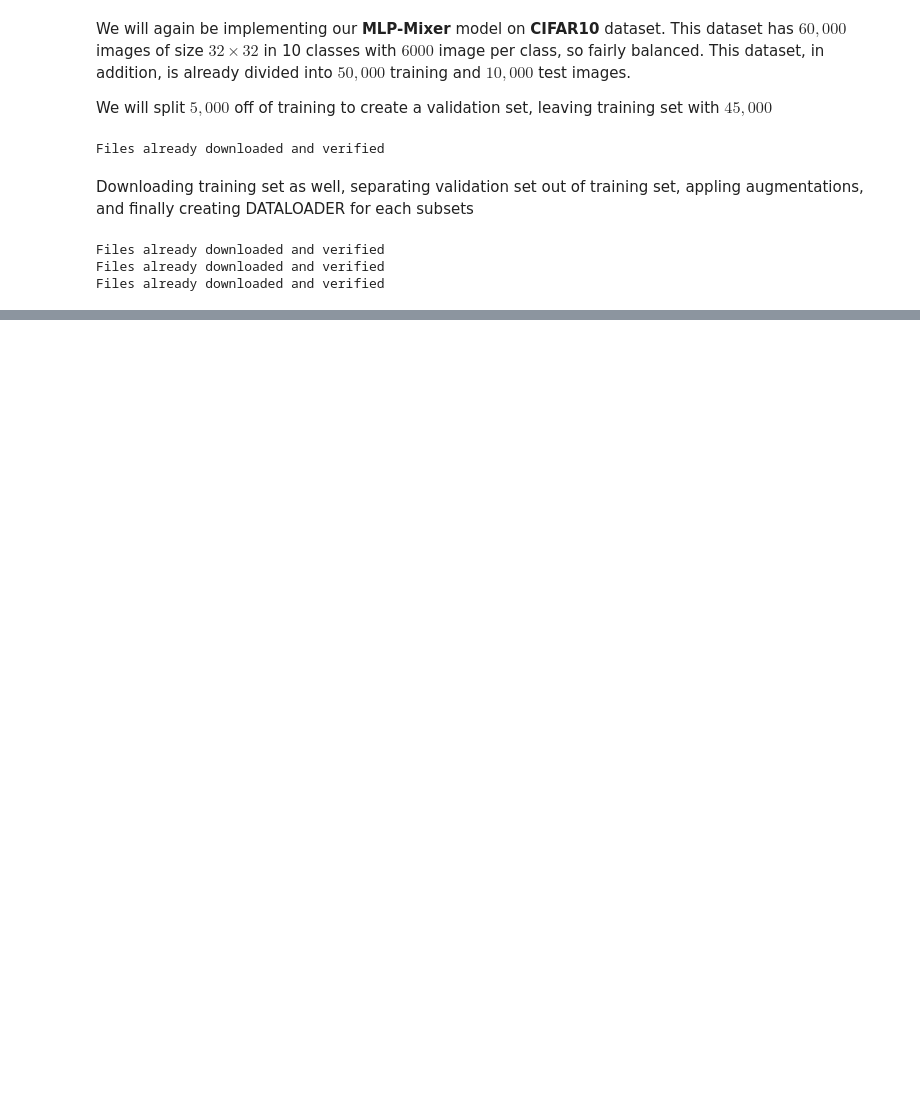
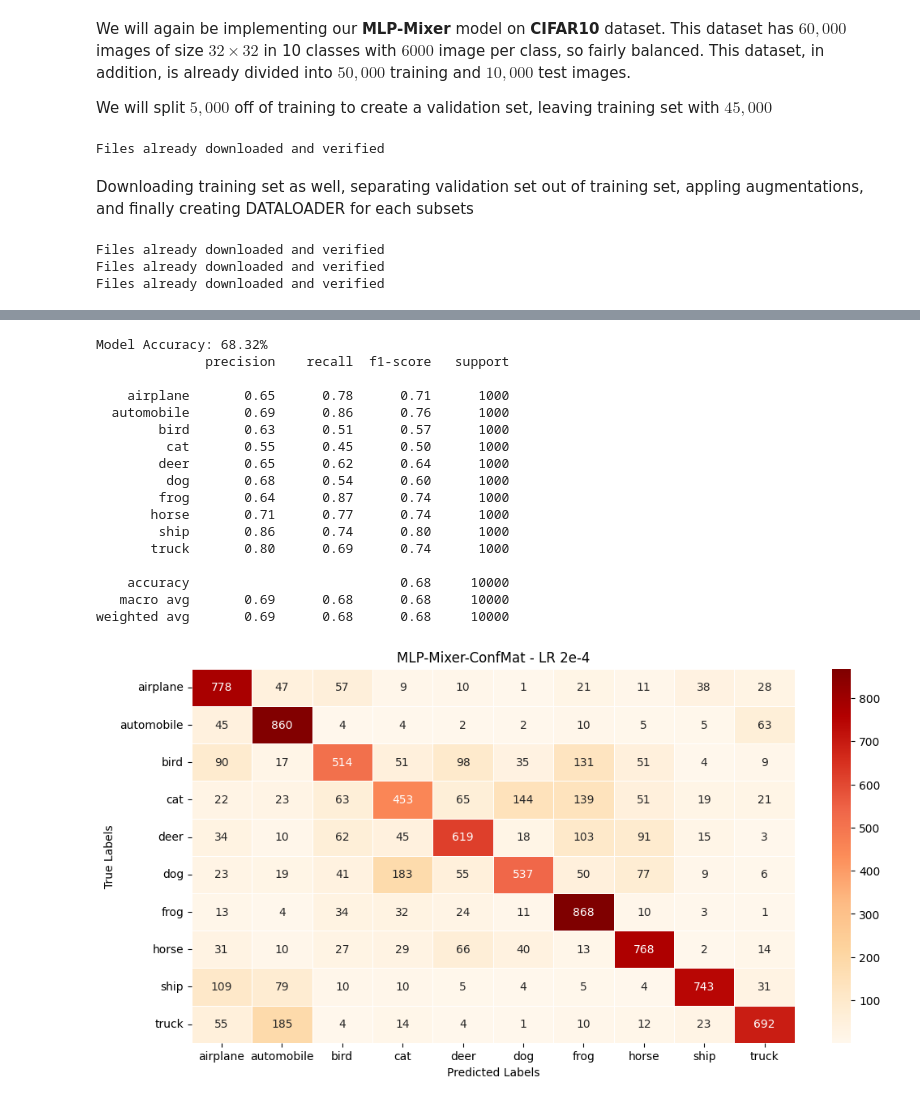
Before and after one commit to k-karna/ViT_MLP-Mixer_Comparison, a Jupyter notebook: MLP_Mixer.ipynb, the cells around one changed output, grey strips where cells are left out. Saved outputs shown, nothing was run; the diff lists cells and outputs as text; code cells hidden in the pictures; blank space fills up the shorter version.

```diff
--- a/MLP_Mixer.ipynb
+++ b/MLP_Mixer.ipynb
@@ -93,0 +368,35 @@ Files already downloaded and verified
+# %%
+from sklearn.metrics import confusion_matrix, classification_report, accuracy_score
+import seaborn as sns
+
+print(f"Model Accuracy: {accuracy_score(all_labels, predictions) * 100:.2f}%")
+print(classification_report(all_labels, predictions, target_names=test_set.classes))
+
+cm = confusion_matrix(all_labels, predictions)
+plt.figure(figsize=(12, 6))
+sns.heatmap(cm, annot=True, fmt='d', cmap='OrRd',linewidths=.5,
+            xticklabels=test_set.classes, yticklabels=test_set.classes)
+plt.xlabel('Predicted Labels')
+plt.ylabel('True Labels')
+plt.title('MLP-Mixer-ConfMat - LR 2e-4')
+plt.savefig("MLP-Mixer_ConfMat_lr2e-4.png",dpi=300,bbox_inches="tight")
+plt.show()
+# %% [output]
+Model Accuracy: 68.32%
+              precision    recall  f1-score   support
+
+    airplane       0.65      0.78      0.71      1000
+  automobile       0.69      0.86      0.76      1000
+        bird       0.63      0.51      0.57      1000
+         cat       0.55      0.45      0.50      1000
+        deer       0.65      0.62      0.64      1000
+         dog       0.68      0.54      0.60      1000
+        frog       0.64      0.87      0.74      1000
+       horse       0.71      0.77      0.74      1000
+        ship       0.86      0.74      0.80      1000
+       truck       0.80      0.69      0.74      1000
+
+    accuracy                           0.68     10000
+   macro avg       0.69      0.68      0.68     10000
+weighted avg       0.69      0.68      0.68     10000
+[figure, added]
```
Also changed, not shown: parts of 18 cells of this notebook, 2 other files.
